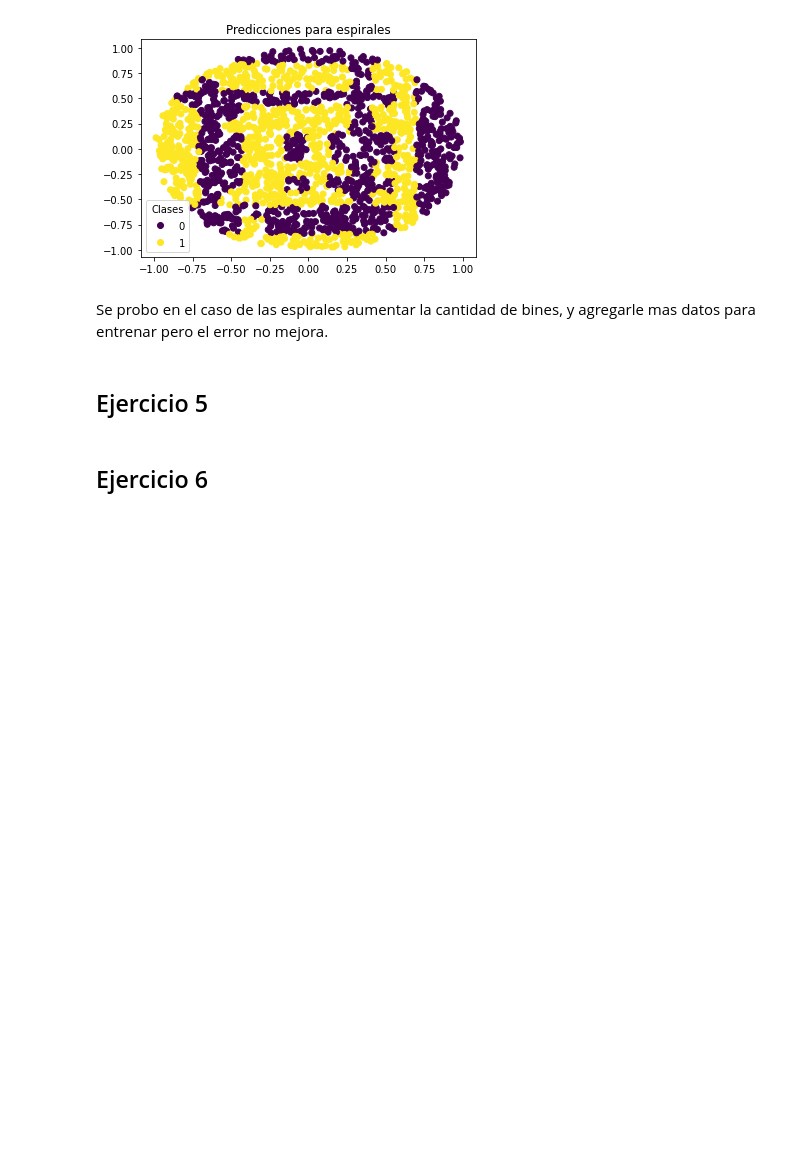
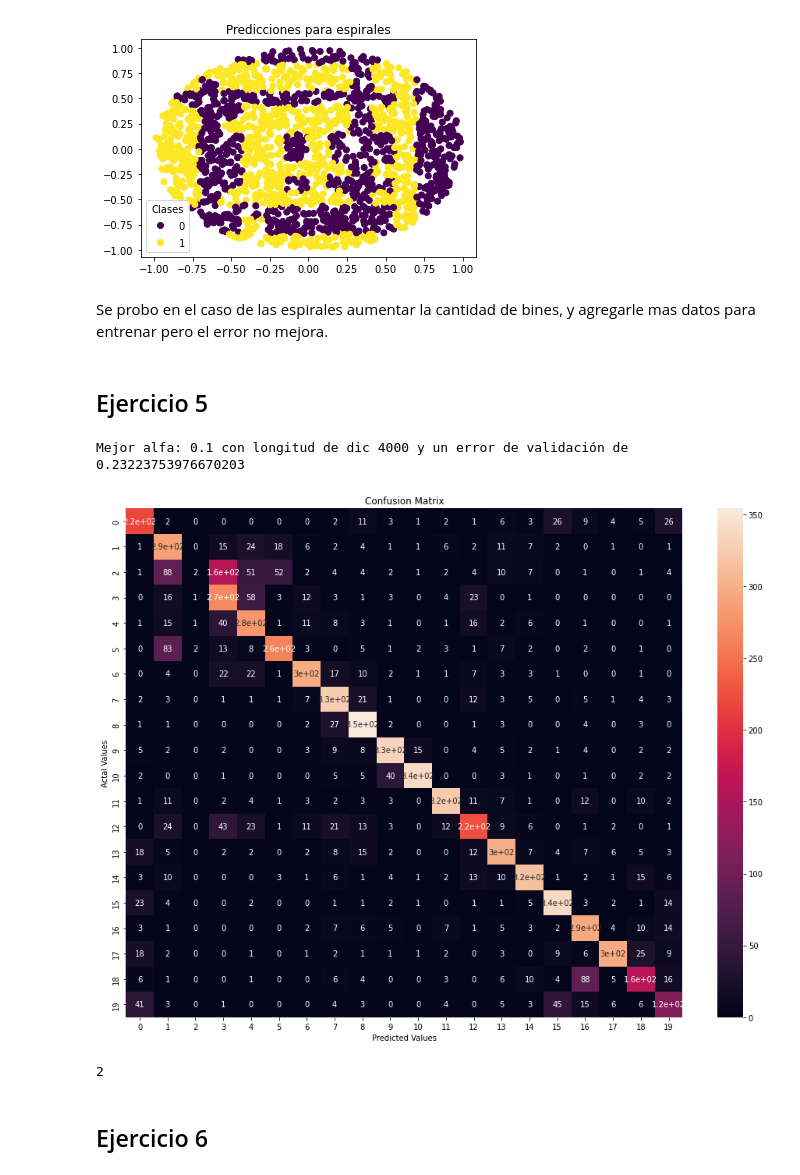
Before and after one commit to natimellino/IAA, a Jupyter notebook: TP3/tp3.ipynb, the cells around one changed output. Cells and saved outputs as stored; diff of their text form; code cells hidden in the pictures; blank space fills up the shorter version.

```diff
--- a/TP3/tp3.ipynb
+++ b/TP3/tp3.ipynb
@@ -404,11 +406,11 @@ def ej5():
     best_len = None
     best_bin = None
     best_alfa = None
+    matrix = None
 
     for l in lens:
         for alfa in alfas:
-            print('ITER')
-            largo_diccionario = bins =l
+            largo_diccionario = l
 
             vec = CountVectorizer(stop_words='english', max_features=largo_diccionario)
 
@@ -416,7 +418,7 @@ def ej5():
             Xvec_test = vec.transform(X_test).toarray()
             Xvec_val = vec.transform(X_val).toarray()
 
-            clf = CategoricalNB(min_categories=bins,alpha=alfa)
+            clf = MultinomialNB(alpha=alfa)
             clf.fit(Xvec_train, y_train)
 
             y_train_pred = clf.predict(Xvec_train)
@@ -424,18 +426,37 @@ def ej5():
             y_val_pred = clf.predict(Xvec_val)
 
             e_train.append(1 - accuracy_score(y_train, y_train_pred))
-            e_val = 1 - accuracy_score(y_val, y_val_pred)
-            e_val.append(e_val)
+            error_val = 1 - accuracy_score(y_val, y_val_pred)
+            e_val.append(error_val)
             e_test.append(1 - accuracy_score(y_test, y_test_pred))
 
-            if best_val is None or e_val < best_val:
-                best_val = e_val
+            if best_val is None or error_val < best_val:
+                best_val = error_val
                 best_clf = clf
                 best_len = largo_diccionario
-                best_bin = bins
-    return e_train, e_val, e_test, best_clf, best_len, best_bin, best_alfa, best_val
+                best_alfa = alfa
+                matrix = confusion_matrix(y_test, y_test_pred)
+    return e_train, e_val, e_test, best_clf, best_len, best_alfa, best_val, matrix
 # %%
-e_train, e_val, e_test, best_clf, best_len, best_bin, best_alfa, best_val = ej5()
+e_train, e_val, e_test, best_clf, best_len, best_alfa, best_val, matrix = ej5()
 print(f'Mejor alfa: {best_alfa} con longitud de dic {best_len} y un error de validación de {best_val}')
+# %% [output]
+Mejor alfa: 0.1 con longitud de dic 4000 y un error de validación de 0.23223753976670203
+# %%
+import seaborn as sns
+
+matrix_df = pd.DataFrame(matrix)
+plt.figure(figsize=(16,12))
+sns.heatmap(matrix_df, annot=True)
+plt.title('Confusion Matrix')
+plt.ylabel('Actal Values')
+plt.xlabel('Predicted Values')
+plt.show()
+# %% [output]
+[figure, added]
+# %%
+len(pd.DataFrame([1, 2]))
+# %% [output]
+2
 # %% [markdown]
 ## Ejercicio 6
```
Also changed, not shown: parts of 1 cell of this notebook.
